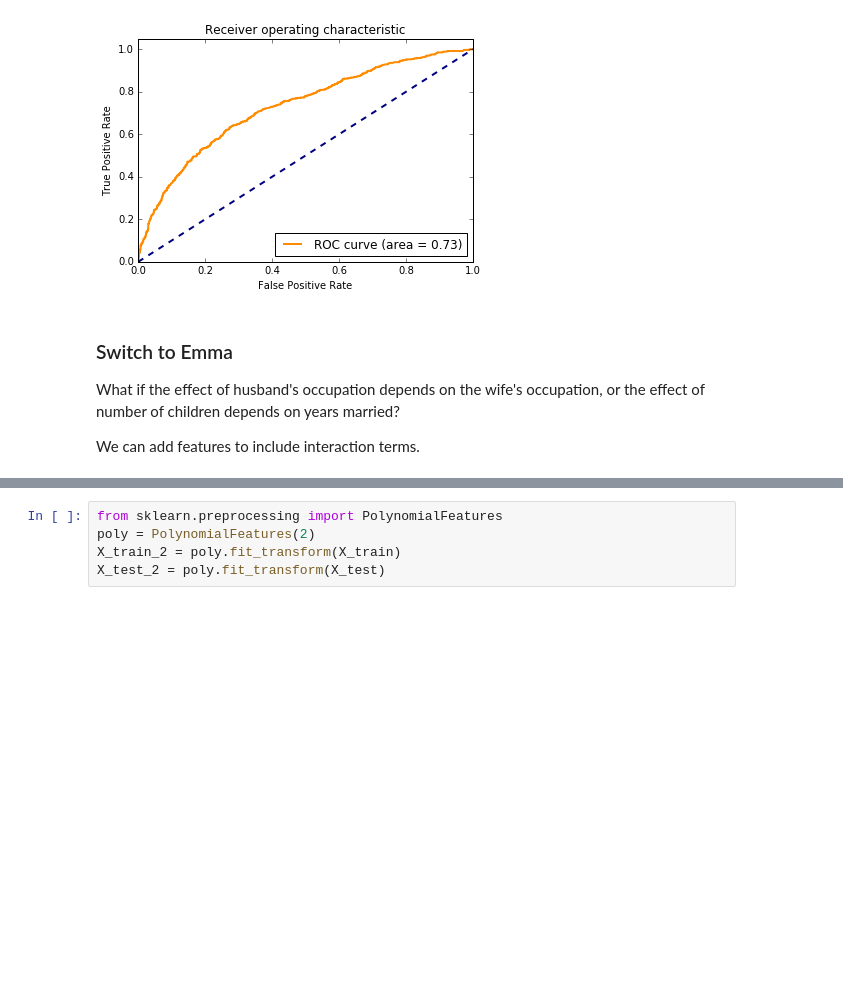
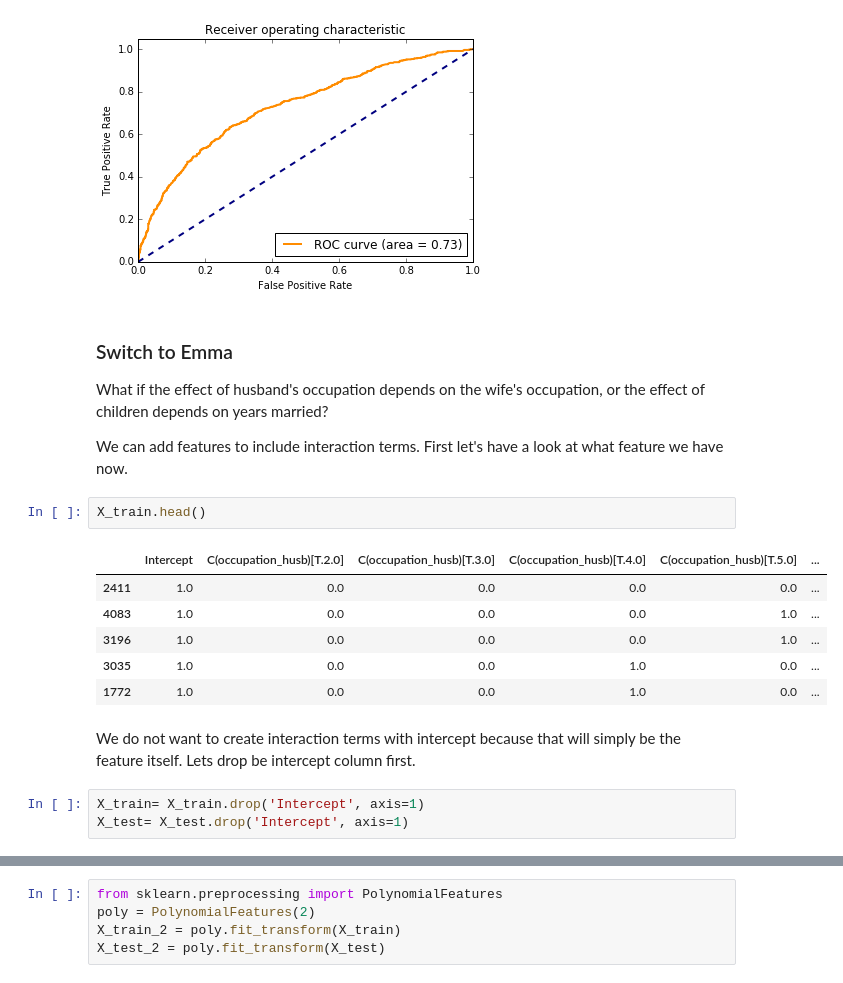
Before and after one commit to ExLupi/LogisticRegressionWiDS, a Jupyter notebook: Logistic_Regression.ipynb, the cells around one changed output, grey strips where cells are left out. Cells and saved outputs as stored; diff of their text form; blank space fills up the shorter version.

```diff
--- a/Logistic_Regression.ipynb
+++ b/Logistic_Regression.ipynb
@@ -261,9 +261,23 @@ plt.show()
 # %% [markdown]
 ### Switch to Emma
 
-What if the effect of husband's occupation depends on the wife's occupation, or the effect of number of children depends on years married?
+What if the effect of husband's occupation depends on the wife's occupation, or the effect of children depends on years married?
 
-We can add features to include interaction terms.
+We can add features to include interaction terms. First let's have a look at what feature we have now.
+# %%
+X_train.head()
+# %% [output]
+|  | Intercept | C(occupation_husb)[T.2.0] | C(occupation_husb)[T.3.0] | C(occupation_husb)[T.4.0] | C(occupation_husb)[T.5.0] | ... |
+| 2411 | 1.0 | 0.0 | 0.0 | 0.0 | 0.0 | ... |
+| 4083 | 1.0 | 0.0 | 0.0 | 0.0 | 1.0 | ... |
+| 3196 | 1.0 | 0.0 | 0.0 | 0.0 | 1.0 | ... |
+| 3035 | 1.0 | 0.0 | 0.0 | 1.0 | 0.0 | ... |
+| 1772 | 1.0 | 0.0 | 0.0 | 1.0 | 0.0 | ... |
+# %% [markdown]
+We do not want to create interaction terms with intercept because that will simply be the feature itself. Lets drop be intercept column first.
+# %%
+X_train= X_train.drop('Intercept', axis=1)
+X_test= X_test.drop('Intercept', axis=1)
 # %%
 print X_train.shape
 print X_test.shape
```
Also changed, not shown: parts of 19 cells of this notebook.
